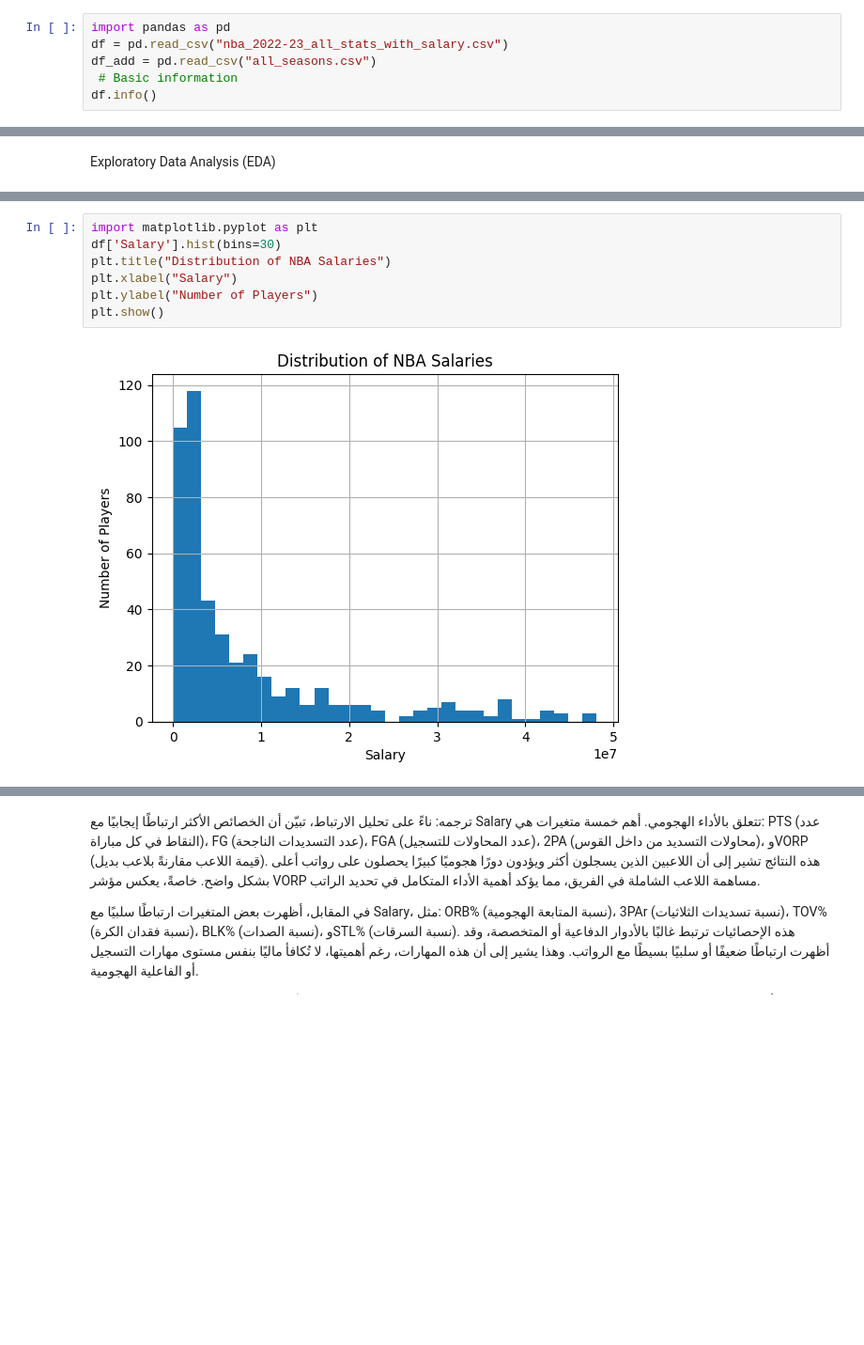
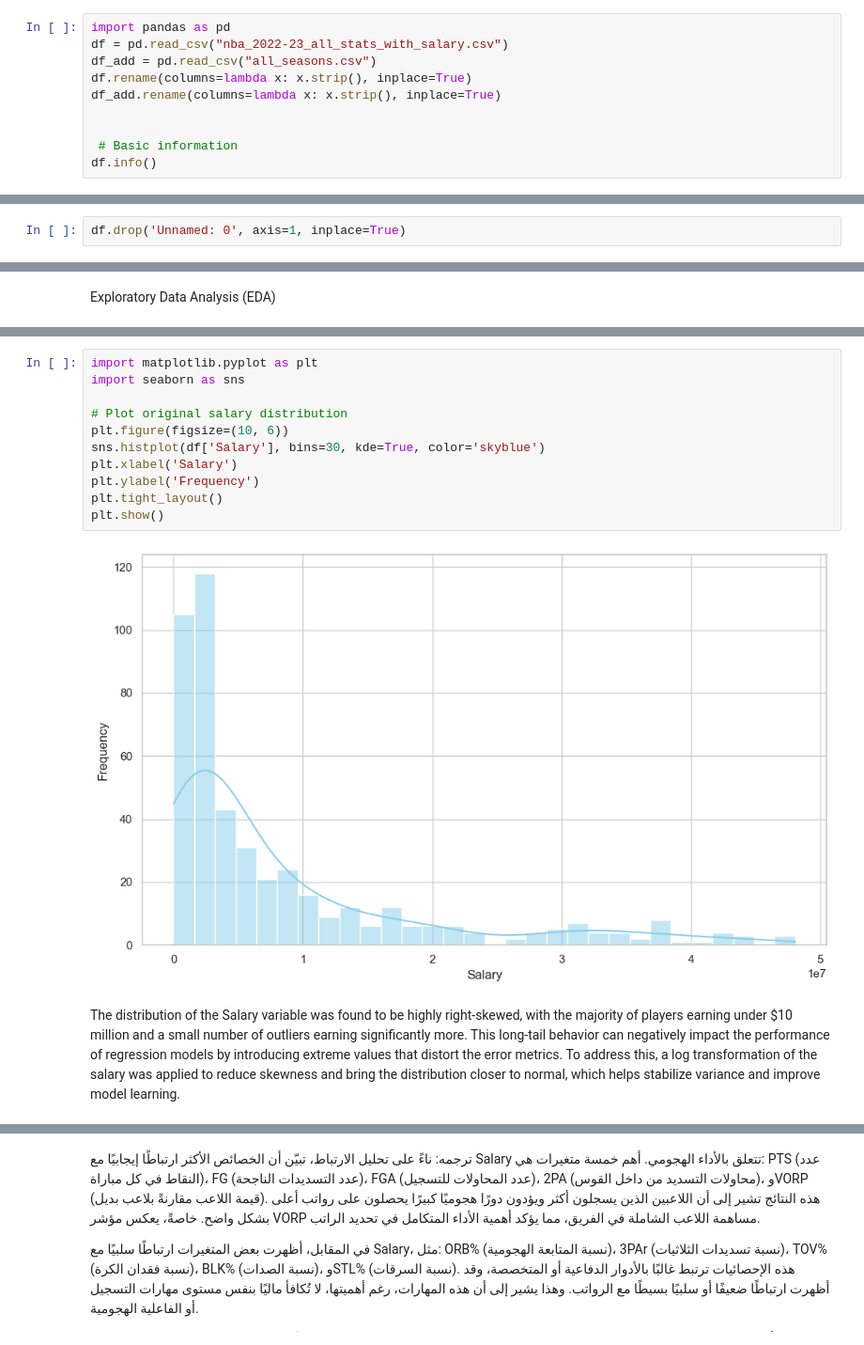
Before and after one commit to mostafaelmehi/ML-project-NBA-Player-Salaries-, a Jupyter notebook: projecdd.ipynb, the cells around one changed output, grey strips where cells are left out. Shown at 94% size. Saved outputs shown, nothing was run; the diff lists cells and outputs as text; blank space fills up the shorter version.

```diff
--- a/projecdd.ipynb
+++ b/projecdd.ipynb
@@ -14,6 +14,10 @@ Note: you may need to restart the kernel to use updated packages.
 import pandas as pd
 df = pd.read_csv("nba_2022-23_all_stats_with_salary.csv")
 df_add = pd.read_csv("all_seasons.csv")
+df.rename(columns=lambda x: x.strip(), inplace=True)
+df_add.rename(columns=lambda x: x.strip(), inplace=True)
+
+
  # Basic information
 df.info()
 # %% [output]
@@ -46,0 +57,2 @@ df.head()
+# %%
+df.drop('Unnamed: 0', axis=1, inplace=True)
@@ -155,10 +188,16 @@ Note: you may need to restart the kernel to use updated packages.
 [notice] To update, run: python.exe -m pip install --upgrade pip
 # %%
 import matplotlib.pyplot as plt
-df['Salary'].hist(bins=30)
-plt.title("Distribution of NBA Salaries")
-plt.xlabel("Salary")
-plt.ylabel("Number of Players")
+import seaborn as sns
+
+# Plot original salary distribution
+plt.figure(figsize=(10, 6))
+sns.histplot(df['Salary'], bins=30, kde=True, color='skyblue')
+plt.xlabel('Salary')
+plt.ylabel('Frequency')
+plt.tight_layout()
 plt.show()
 # %% [output]
-[figure, old version]
+[figure, new version]
+# %% [markdown]
+The distribution of the Salary variable was found to be highly right-skewed, with the majority of players earning under $10 million and a small number of outliers earning significantly more. This long-tail behavior can negatively impact the performance of regression models by introducing extreme values that distort the error metrics. To address this, a log transformation of the salary was applied to reduce skewness and bring the distribution closer to normal, which helps stabilize variance and improve model learning.
```
Also changed, not shown: parts of 23 cells of this notebook.
